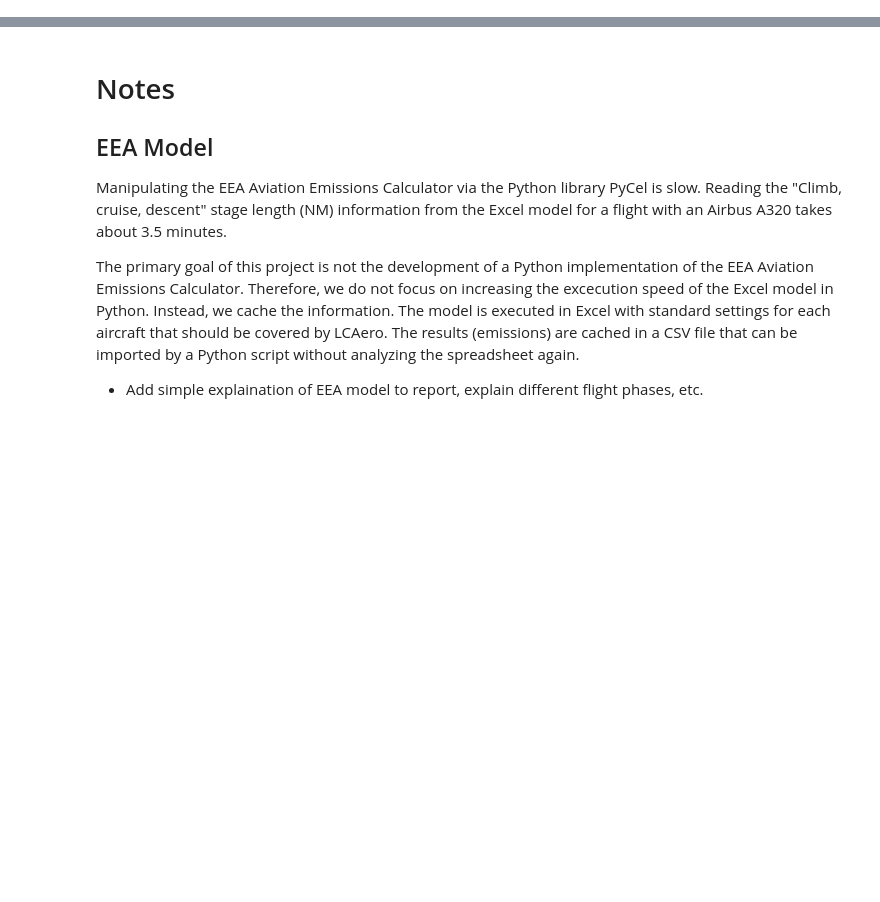
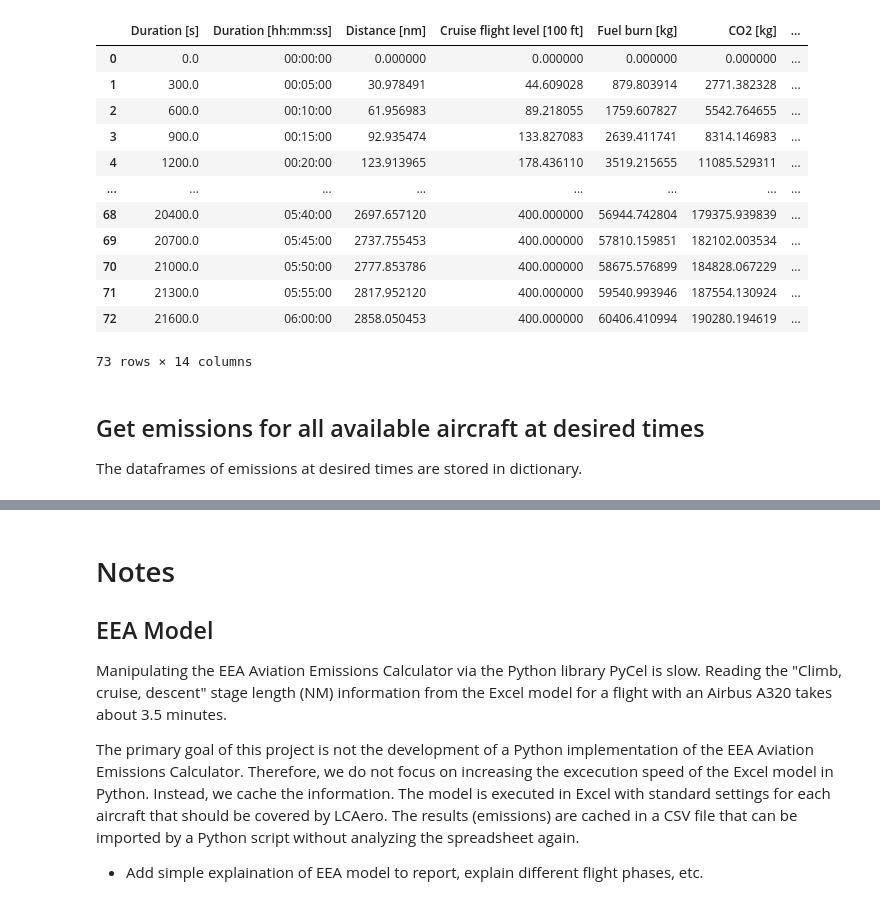
Before and after one commit to nikroeng/dash-manufacture-spc-dashboard, a Jupyter notebook: backend/BackendPrototype.ipynb, the cells around one changed output, grey strips where cells are left out. Saved outputs shown, nothing was run; the diff lists cells and outputs as text; code cells hidden in the pictures; blank space fills up the shorter version.

```diff
--- a/backend/BackendPrototype.ipynb
+++ b/backend/BackendPrototype.ipynb
@@ -114,25 +112,37 @@ a320_df = a320_df.apply(pd.to_numeric)
 def Fetch_Rows_For_Interpolation(flight_df, time_given):
     """Fetches the two rows in the data next to the given time (closest lower than given time and closest higher than given time), used for linear interpolation"""
 
-    df_mask = flight_df['Duration [s]'] <= time_given
+    independent_variable_column = 'Duration [s]'
+
+    df_mask = flight_df[independent_variable_column] <= time_given
 
     # Get last row where time is lower than given time
     flight_df_lower_bound = flight_df[df_mask].iloc[-1:]
 
+    # Init empty Dataframe
+    flight_df_interval = pd.DataFrame()
+
     index_lower_bound = flight_df_lower_bound.iloc[0:].index
 
-    # Look up position of index in non-filtered dataframe
-    loc_lower_bound = flight_df.index.get_loc(index_lower_bound[0])
+    # Corner case: If index of lower bound is equal or higher than index of highest value in column, the index goes out of bounds for the upper bound
+    # Then, no result dataframe is returned
+    if(index_lower_bound >= flight_df[independent_variable_column].idxmax()):
+        result_success = False
+    else:
+        # Look up position of index in non-filtered dataframe
+        loc_lower_bound = flight_df.index.get_loc(index_lower_bound[0])
 
-    # Upper bound is one position (row) higher in Dataframe
-    loc_upper_bound = loc_lower_bound + 1
+        # Upper bound is one position (row) higher in Dataframe
+        loc_upper_bound = loc_lower_bound + 1
 
-    flight_df_upper_bound = flight_df.iloc[[loc_upper_bound]]
+        flight_df_upper_bound = flight_df.iloc[[loc_upper_bound]]
 
-    df_list = [flight_df_lower_bound, flight_df_upper_bound]
-    flight_df_interval = pd.concat(df_list)
+        df_list = [flight_df_lower_bound, flight_df_upper_bound]
+        flight_df_interval = pd.concat(df_list)
 
-    return flight_df_interval
+        result_success = True
+
+    return result_success, flight_df_interval
 # %%
 def Interpolate_Emissions(flight_df, given_times):
     """Receives list of time points for which emissions are to be interpolated
@@ -184,0 +212,20 @@ emissions_at_times_output_df
+# %%
+output_emissions_at_times_df
+# %% [output]
+|  | Duration [s] | Duration [hh:mm:ss] | Distance [nm] | Cruise flight level [100 ft] | Fuel burn [kg] | CO2 [kg] | ... |
+| 0 | 0.0 | 00:00:00 | 0.000000 | 0.000000 | 0.000000 | 0.000000 | ... |
+| 1 | 300.0 | 00:05:00 | 30.978491 | 44.609028 | 879.803914 | 2771.382328 | ... |
+| 2 | 600.0 | 00:10:00 | 61.956983 | 89.218055 | 1759.607827 | 5542.764655 | ... |
+| 3 | 900.0 | 00:15:00 | 92.935474 | 133.827083 | 2639.411741 | 8314.146983 | ... |
+| 4 | 1200.0 | 00:20:00 | 123.913965 | 178.436110 | 3519.215655 | 11085.529311 | ... |
+| ... | ... | ... | ... | ... | ... | ... | ... |
+| 68 | 20400.0 | 05:40:00 | 2697.657120 | 400.000000 | 56944.742804 | 179375.939839 | ... |
+| 69 | 20700.0 | 05:45:00 | 2737.755453 | 400.000000 | 57810.159851 | 182102.003534 | ... |
+| 70 | 21000.0 | 05:50:00 | 2777.853786 | 400.000000 | 58675.576899 | 184828.067229 | ... |
+| 71 | 21300.0 | 05:55:00 | 2817.952120 | 400.000000 | 59540.993946 | 187554.130924 | ... |
+| 72 | 21600.0 | 06:00:00 | 2858.050453 | 400.000000 | 60406.410994 | 190280.194619 | ... |
+73 rows × 14 columns
+# %% [markdown]
+## Get emissions for all available aircraft at desired times
+
+The dataframes of emissions at desired times are stored in dictionary.
```
Also changed, not shown: parts of 22 cells of this notebook, 13 other files.
